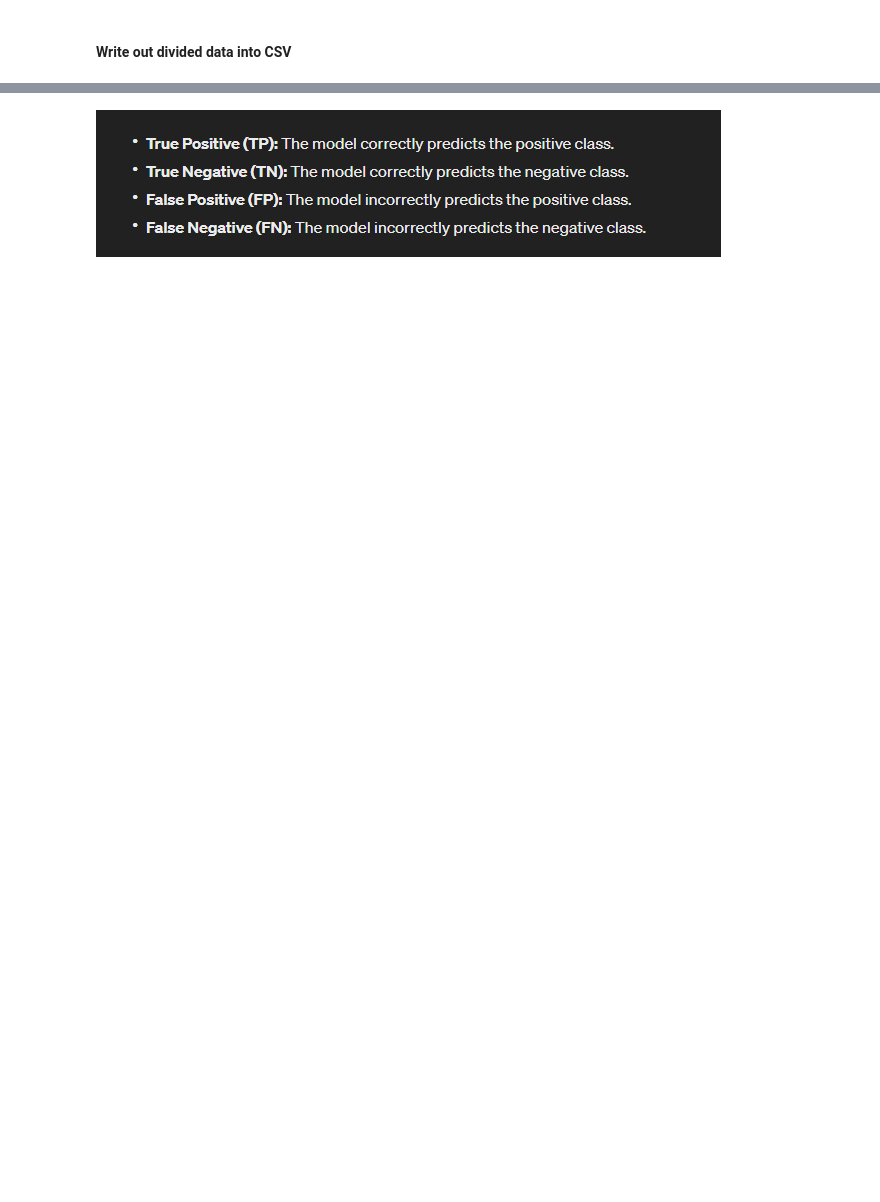
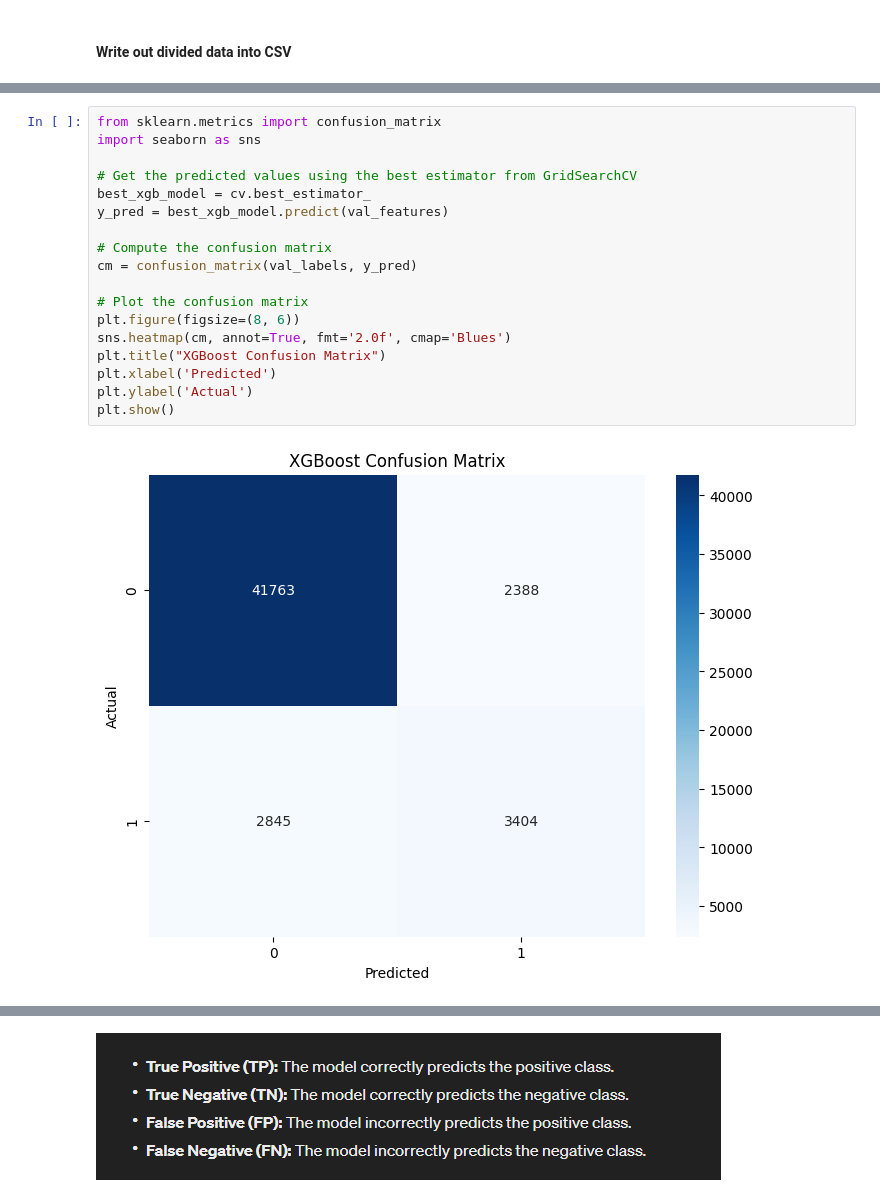
Before and after one commit to Venura-94/End-to-End-Loan-Default-Risk-Model, a Jupyter notebook: research/Experiments.ipynb, the cells around one changed output, grey strips where cells are left out. Drawn from its saved outputs; the diff is of its cells as text; blank space fills up the shorter version.

```diff
--- a/research/Experiments.ipynb
+++ b/research/Experiments.ipynb
@@ -604,3 +676,23 @@ MAX DEPTH: None / MIN_SAMPLES_SPLIT: 5 / MIN_SAMPLES_LEAF: 2 / MAX_FEATURES: log
+# %%
+from sklearn.metrics import confusion_matrix
+import seaborn as sns
+
+# Get the predicted values using the best estimator from GridSearchCV
+best_xgb_model = cv.best_estimator_
+y_pred = best_xgb_model.predict(val_features)
+
+# Compute the confusion matrix
+cm = confusion_matrix(val_labels, y_pred)
+
+# Plot the confusion matrix
+plt.figure(figsize=(8, 6))
+sns.heatmap(cm, annot=True, fmt='2.0f', cmap='Blues')
+plt.title("XGBoost Confusion Matrix")
+plt.xlabel('Predicted')
+plt.ylabel('Actual')
+plt.show()
+# %% [output]
+[figure, added]
 # %% [markdown]
 ![image.png](attachment:image.png)
 # %% [markdown]
```
Also changed, not shown: parts of 40 cells of this notebook, 1 other file.
